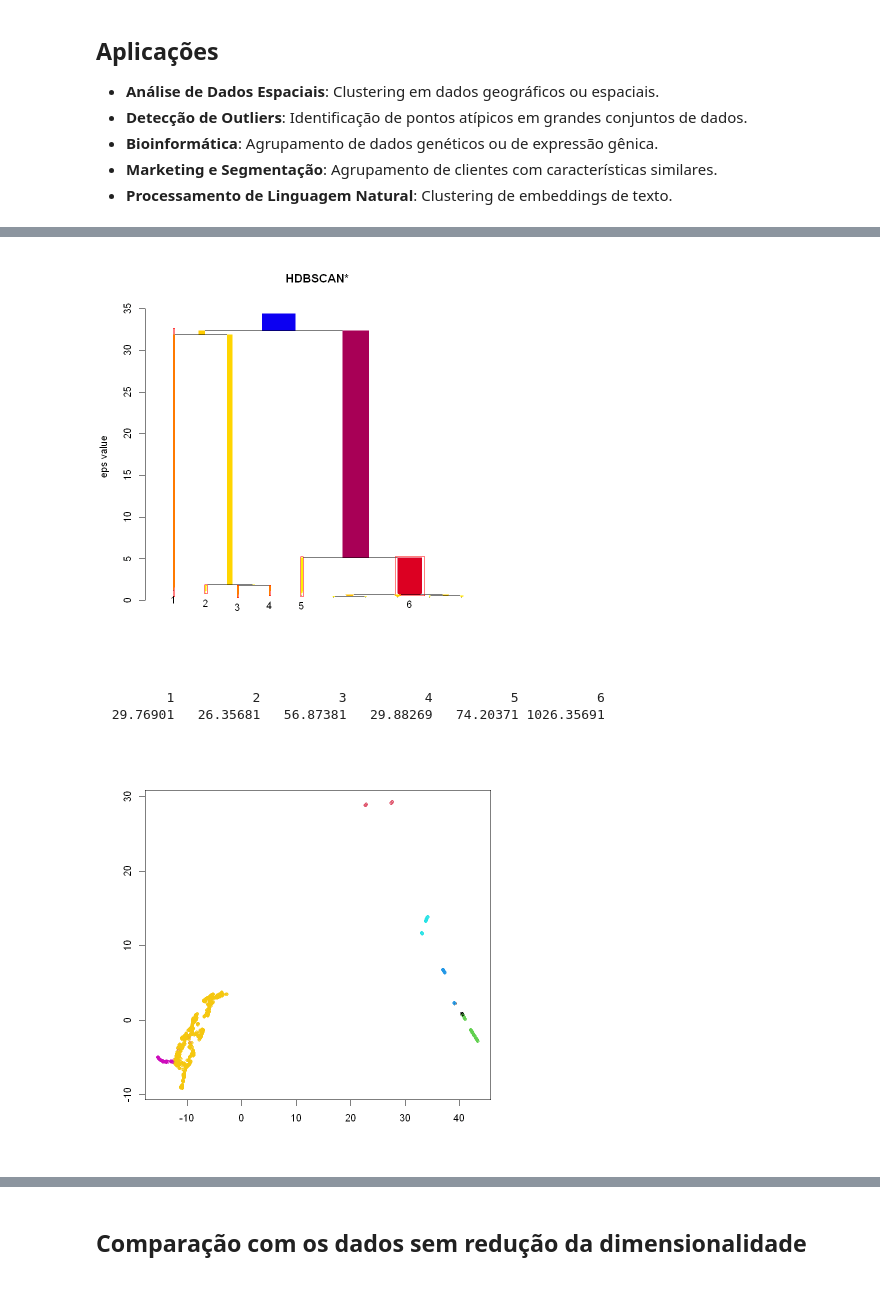
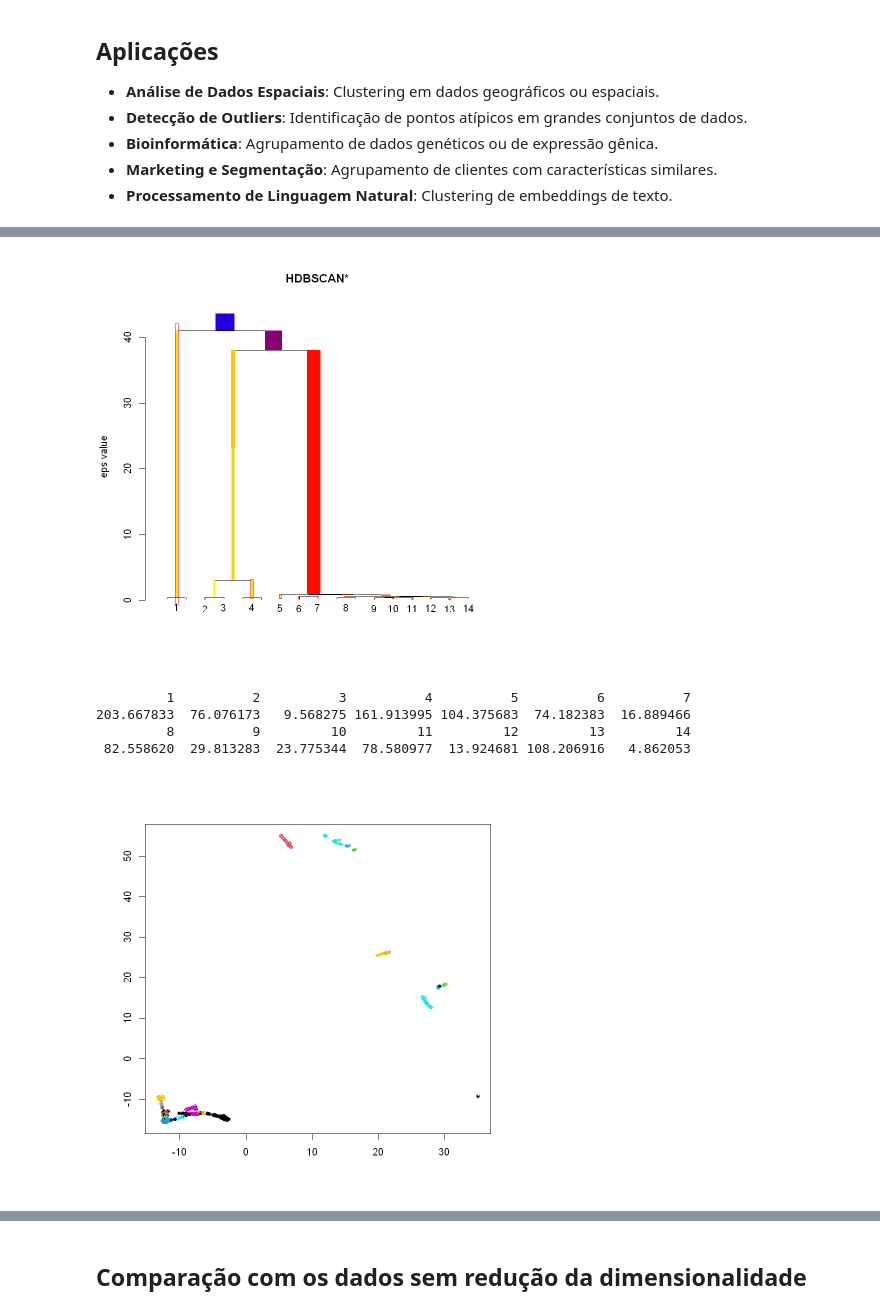
Before and after one commit to Nagi0/bh-traffic-data-mining, a Jupyter notebook: MAFAULDA/motor_cluster.ipynb, the cells around one changed output, grey strips where cells are left out. Saved outputs shown, nothing was run; the diff lists cells and outputs as text; code cells hidden in the pictures.

```diff
--- a/MAFAULDA/motor_cluster.ipynb
+++ b/MAFAULDA/motor_cluster.ipynb
@@ -282,4 +306,5 @@ O HDBSCAN combina conceitos de:
 # %%
-cl <- hdbscan(dados2d[,5:6], minPts = 38 )
+d_analise <- dados2d %>% select(x_scale, y_scale)
+cl <- hdbscan(d_analise, minPts = 15 )
 cl
 # %% [output]
@@ -303,22 +328,24 @@ plot(cl)
 # %%
 plot(cl, gradient = c("yellow", "orange", "red", "blue"), show_flat = TRUE)
 # %% [output]
-[figure, old version]
+[figure, new version]
 # %%
 print(cl$cluster_scores)
 # %% [output]
-         1          2          3          4          5          6
-  29.76901   26.35681   56.87381   29.88269   74.20371 1026.35691
+         1          2          3          4          5          6          7
+203.667833  76.076173   9.568275 161.913995 104.375683  74.182383  16.889466
+         8          9         10         11         12         13         14
+ 82.558620  29.813283  23.775344  78.580977  13.924681 108.206916   4.862053
 # %%
-plot(dados2d[,3:4], col=cl$cluster+1,
+plot(d_analise, col=cl$cluster+1,
        pch=ifelse(cl$cluster == 0, 8, 1), # Mark noise as star
        cex=ifelse(cl$cluster == 0, 0.5, 0.75), # Decrease size of noise
        xlab=NA, ylab=NA)
 colors <- sapply(1:length(cl$cluster),
                    function(i) adjustcolor(palette()[(cl$cluster+1)[i]], alpha.f = cl$membership_prob[i]))
 points(dados2d[,3:4], col=colors, pch=20)
 # %% [output]
-[figure, old version]
+[figure, new version]
 # %%
 table(dados2d %>% pull(type),cl$cluster)
 # %% [output]
```
Also changed, not shown: parts of 23 cells of this notebook.
